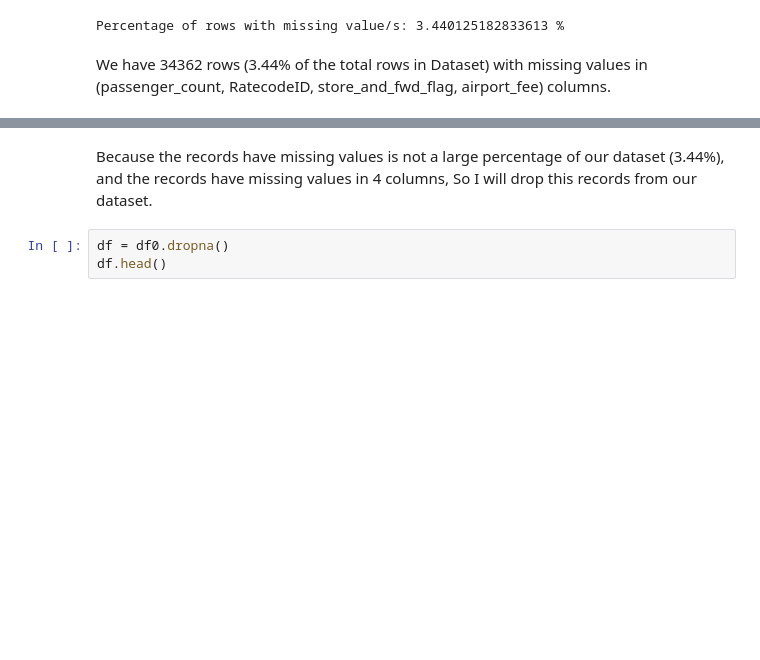
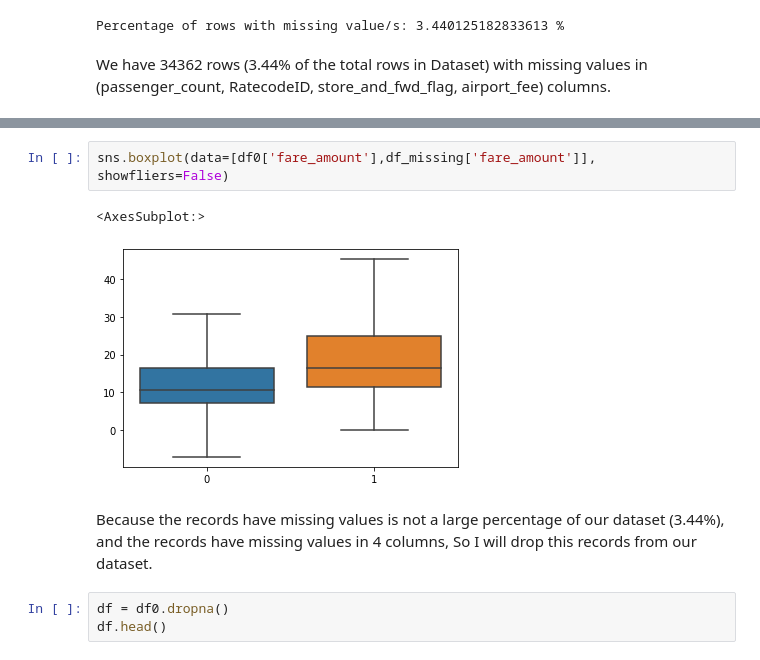
Before and after one commit to AbanoubYounan/Predict-Taxi-Fare-Before-Riding, a Jupyter notebook: Predict_NewYork_Yellow_Taxi_Fare.ipynb, the cells around one changed output, grey strips where cells are left out. Cells and saved outputs as stored; diff of their text form; blank space fills up the shorter version.

```diff
--- a/Predict_NewYork_Yellow_Taxi_Fare.ipynb
+++ b/Predict_NewYork_Yellow_Taxi_Fare.ipynb
@@ -268,3 +308,8 @@ the records with missing values are after each others
+# %%
+sns.boxplot(data=[df0['fare_amount'],df_missing['fare_amount']], showfliers=False)
+# %% [output]
+<AxesSubplot:>
+[figure, added]
 # %% [markdown]
 Because the records have missing values is not a large percentage of our dataset (3.44%), and the records have missing values in 4 columns, So I will drop this records from our dataset.
 # %%
```
Also changed, not shown: parts of 9 cells of this notebook.
